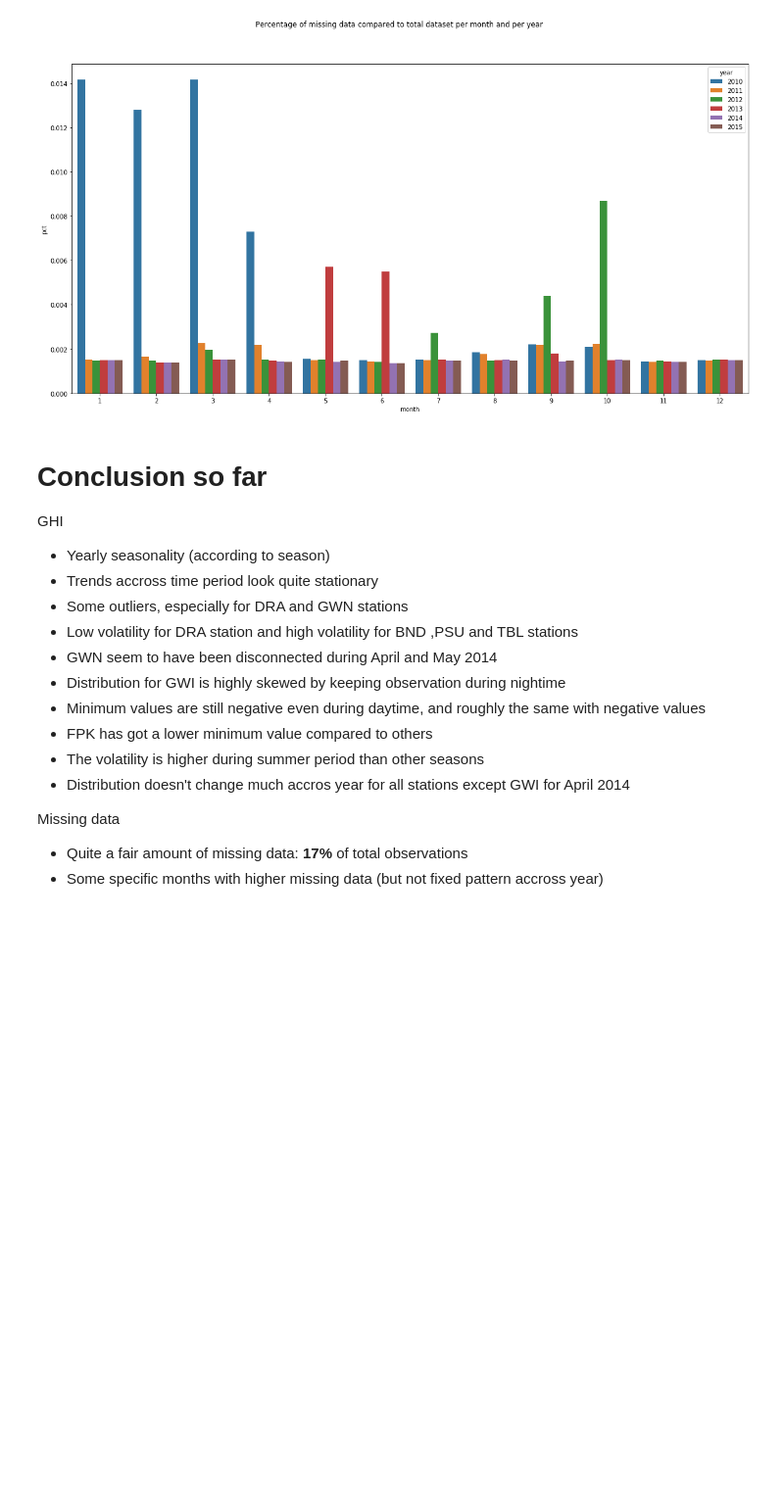
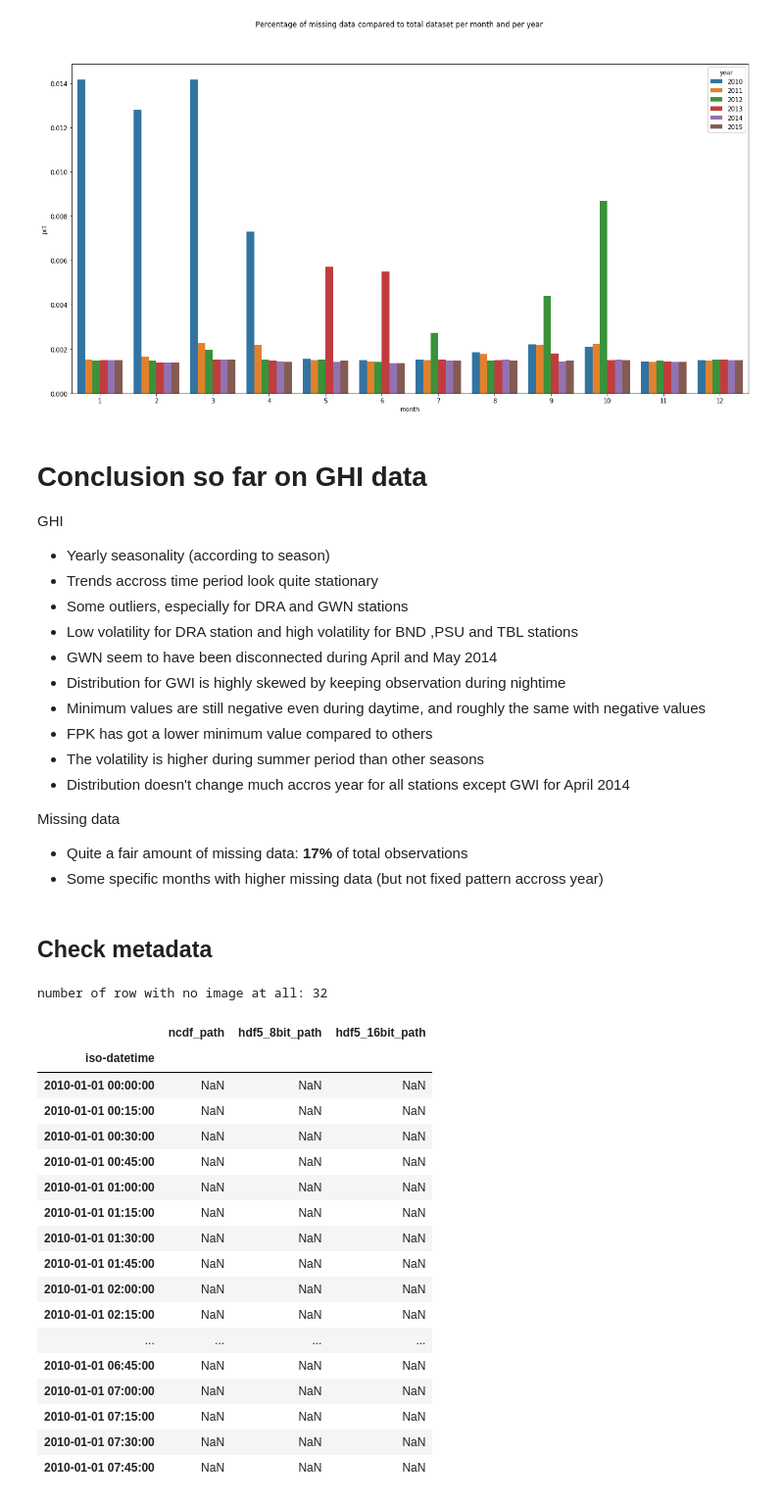
Before and after one commit to cccwam/ift6759-project1-public, a Jupyter notebook: notebooks/EDA-FM-24012020.ipynb, the cells around one changed output. Shown at 98% size. Cells and saved outputs as stored; diff of their text form; code cells hidden in the pictures; blank space fills up the shorter version.

```diff
--- a/notebooks/EDA-FM-24012020.ipynb
+++ b/notebooks/EDA-FM-24012020.ipynb
@@ -208,7 +219,7 @@ ax = sns.barplot(data=pivot[pivot.missing], x="month", y="pct", hue="year")
 # %% [output]
 [figure]
 # %% [markdown]
-# Conclusion so far
+# Conclusion so far on GHI data
 
 GHI
 - Yearly seasonality (according to season)
@@ -226,3 +237,5 @@ GHI
 Missing data
 - Quite a fair amount of missing data: **17%** of total observations
 - Some specific months with higher missing data (but not fixed pattern accross year)
+# %% [markdown]
+## Check metadata
@@ -228,0 +245,26 @@ Missing data
+# %%
+mask = df.isnull().all(1)
+print("number of row with no image at all:", mask.sum())
+# %% [output]
+number of row with no image at all: 32
+# %%
+df[mask]
+# %% [output]
+|  | ncdf_path | hdf5_8bit_path | hdf5_16bit_path |
+| iso-datetime |  |  |  |
+| 2010-01-01 00:00:00 | NaN | NaN | NaN |
+| 2010-01-01 00:15:00 | NaN | NaN | NaN |
+| 2010-01-01 00:30:00 | NaN | NaN | NaN |
+| 2010-01-01 00:45:00 | NaN | NaN | NaN |
+| 2010-01-01 01:00:00 | NaN | NaN | NaN |
+| 2010-01-01 01:15:00 | NaN | NaN | NaN |
+| 2010-01-01 01:30:00 | NaN | NaN | NaN |
+| 2010-01-01 01:45:00 | NaN | NaN | NaN |
+| 2010-01-01 02:00:00 | NaN | NaN | NaN |
+| 2010-01-01 02:15:00 | NaN | NaN | NaN |
+| ... | ... | ... | ... |
+| 2010-01-01 06:45:00 | NaN | NaN | NaN |
+| 2010-01-01 07:00:00 | NaN | NaN | NaN |
+| 2010-01-01 07:15:00 | NaN | NaN | NaN |
+| 2010-01-01 07:30:00 | NaN | NaN | NaN |
+| 2010-01-01 07:45:00 | NaN | NaN | NaN |
```
Also changed, not shown: parts of 16 cells of this notebook, 1 other file.
